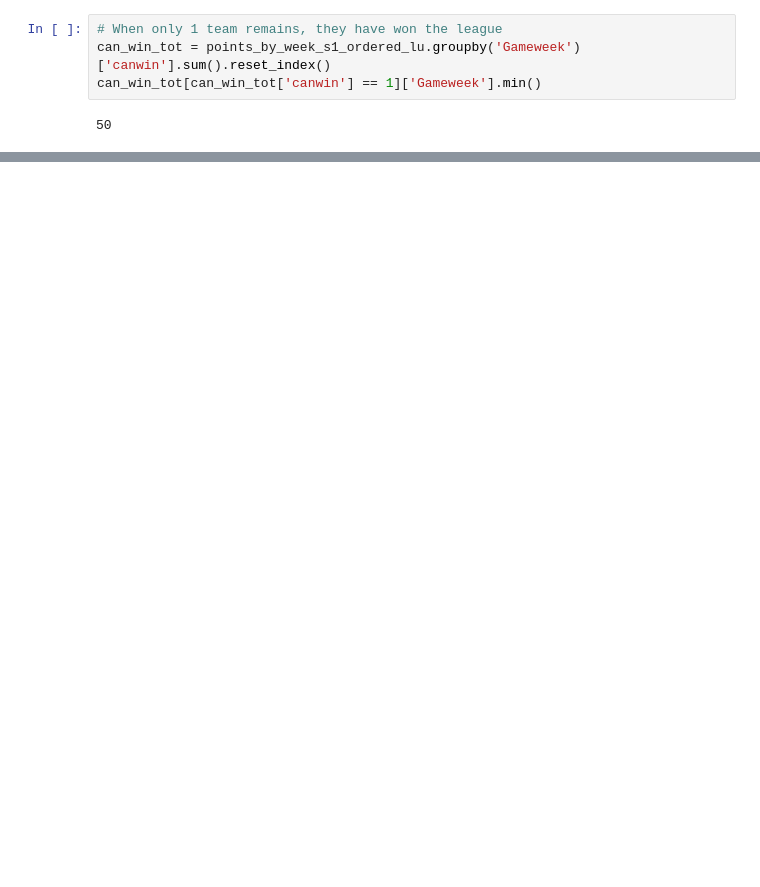
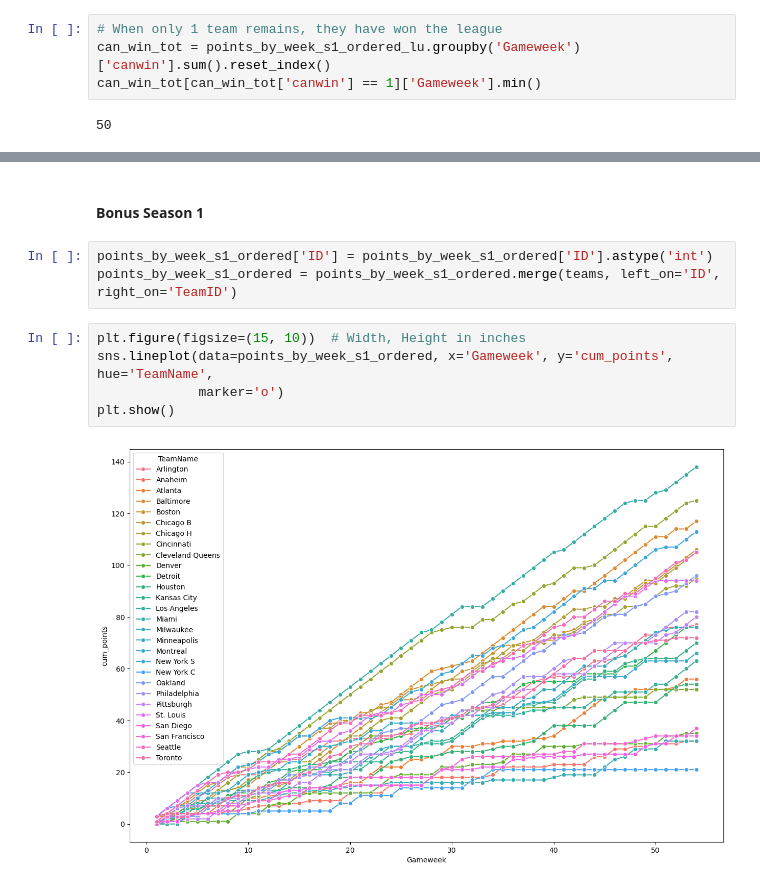
Before and after one commit to ch4413/football, a Jupyter notebook: notebooks/S1_123_season_1_analysis.ipynb, the cells around one changed output, grey strips where cells are left out. Drawn from its saved outputs; the diff is of its cells as text; blank space fills up the shorter version.

```diff
--- a/notebooks/S1_123_season_1_analysis.ipynb
+++ b/notebooks/S1_123_season_1_analysis.ipynb
@@ -102,0 +102,12 @@ biggest_upset
+# %% [markdown]
+#### Bonus Season 1
+# %%
+points_by_week_s1_ordered['ID'] = points_by_week_s1_ordered['ID'].astype('int')
+points_by_week_s1_ordered = points_by_week_s1_ordered.merge(teams, left_on='ID', right_on='TeamID')
+# %%
+plt.figure(figsize=(15, 10))  # Width, Height in inches
+sns.lineplot(data=points_by_week_s1_ordered, x='Gameweek', y='cum_points', hue='TeamName',
+             marker='o')
+plt.show()
+# %% [output]
+[figure, added]
```
Also changed, not shown: parts of 12 cells of this notebook, 18 other files.
